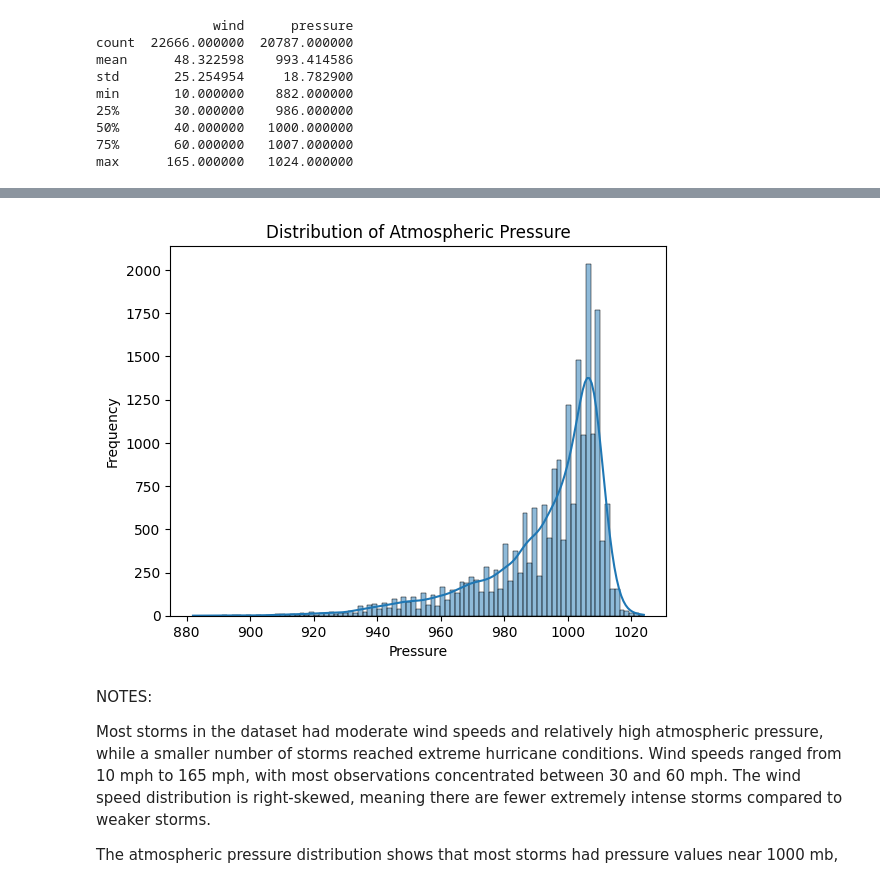
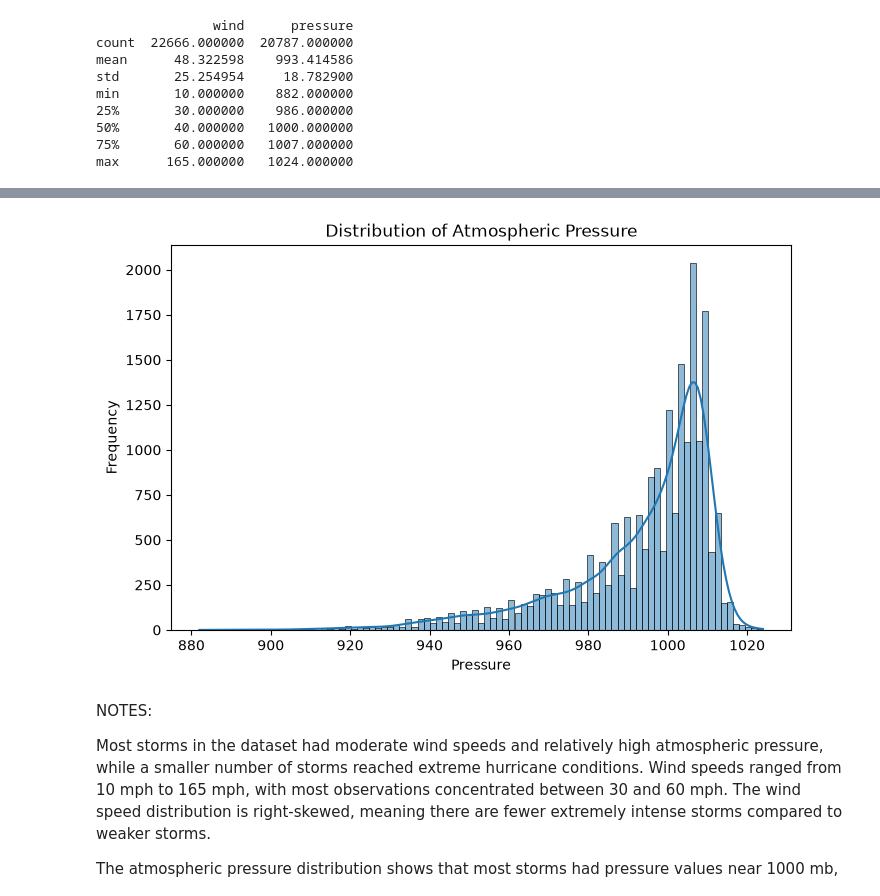
Before and after one commit to vlazo1214/hurricane-analysis, a Jupyter notebook: EDA.ipynb, the cells around one changed output, grey strips where cells are left out. Cells and saved outputs as stored; diff of their text form; code cells hidden in the pictures.

```diff
--- a/EDA.ipynb
+++ b/EDA.ipynb
@@ -157,13 +191,14 @@ plt.show()
 # %%
+plt.figure(figsize=(8, 5))
 sns.histplot(hurricanes['pressure'], kde=True)
 
 plt.title("Distribution of Atmospheric Pressure")
 plt.xlabel("Pressure")
 plt.ylabel("Frequency")
 
 plt.show()
 # %% [output]
-[figure, old version]
+[figure, new version]
 # %% [markdown]
 NOTES:
 
```
Also changed, not shown: parts of 57 cells of this notebook, 1 other file.
